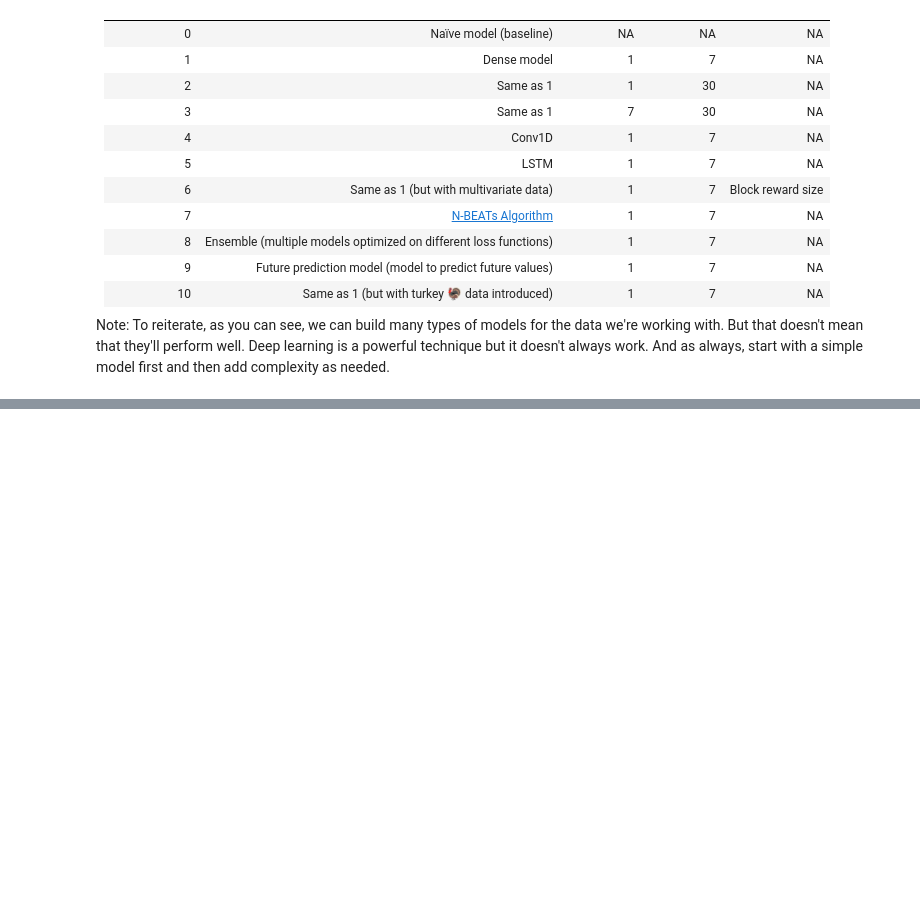
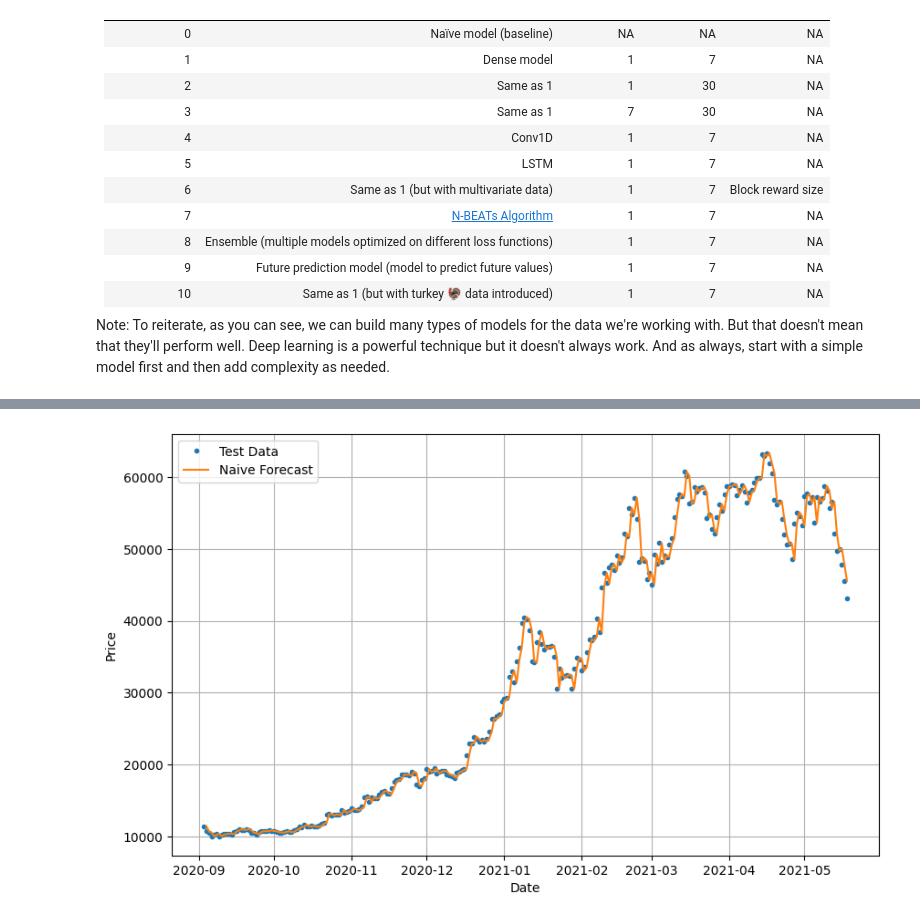
Before and after one commit to Shailya777/Learning-Logs, a Jupyter notebook: Time_Series_Analysis_and_Forecasting/Deep Learning for Time Series Modelling/01_Time_Series_Forecasting_Using_Tensorflow.ipynb, the cells around one changed output, grey strips where cells are left out. Drawn from its saved outputs; the diff is of its cells as text; code cells hidden in the pictures; blank space fills up the shorter version.

```diff
--- a/Time_Series_Analysis_and_Forecasting/Deep Learning for Time Series Modelling/01_Time_Series_Forecasting_Using_Tensorflow.ipynb
+++ b/Time_Series_Analysis_and_Forecasting/Deep Learning for Time Series Modelling/01_Time_Series_Forecasting_Using_Tensorflow.ipynb
@@ -445,0 +488,8 @@ Note: To reiterate, as you can see, we can build many types of models for the da
+# %%
+# Zooming in On Test Data and Forecasts:
+plt.figure(figsize=(10, 6))
+offset = 300 # offset the values by 300 timesteps
+plot_time_series(timesteps=X_test, values=y_test, start=offset, labels='Test Data')
+plot_time_series(timesteps=X_test[1:], values=naive_forecast, format='-', start=offset, labels='Naive Forecast')
+# %% [output]
+[figure, added]
```
Also changed, not shown: parts of 4 cells of this notebook.
